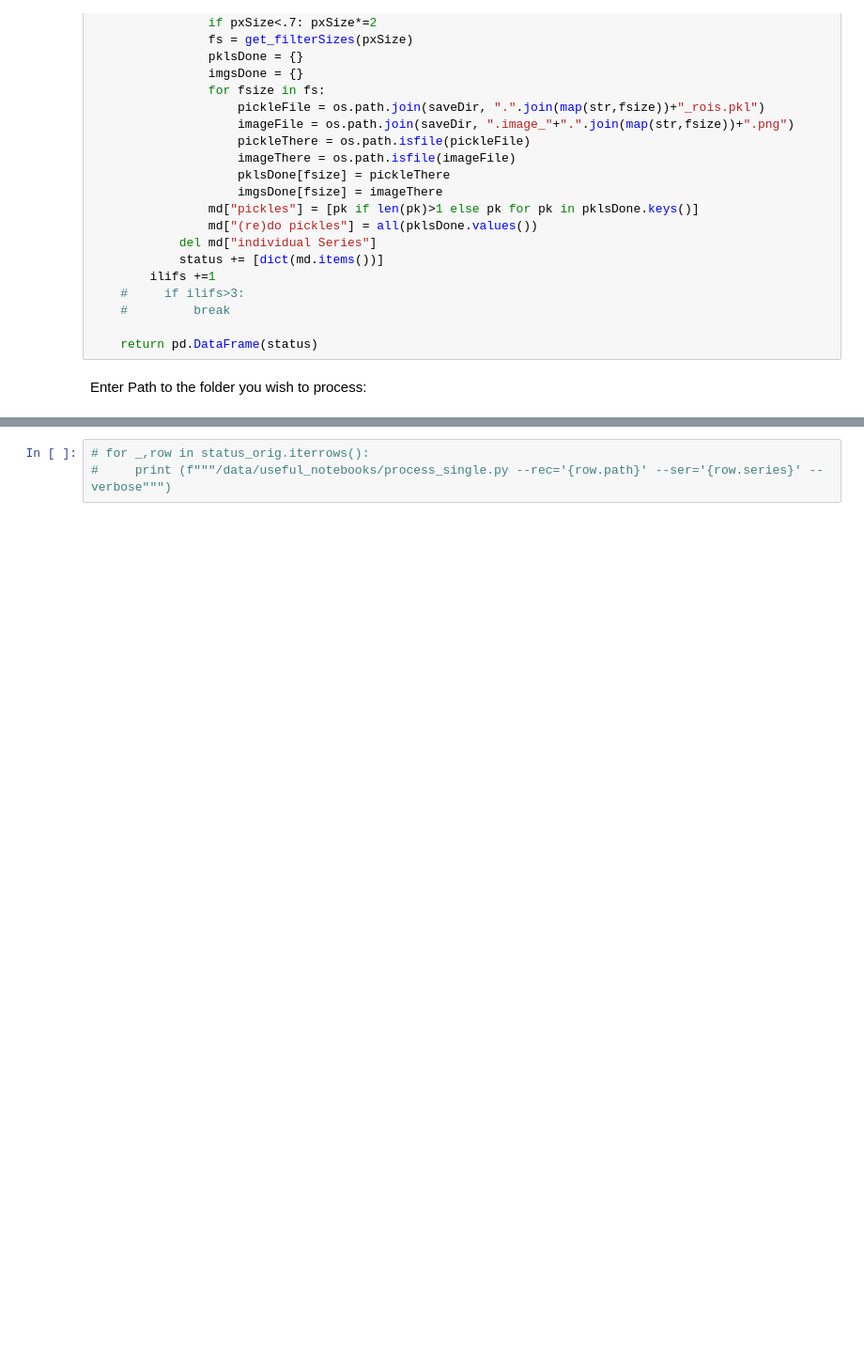
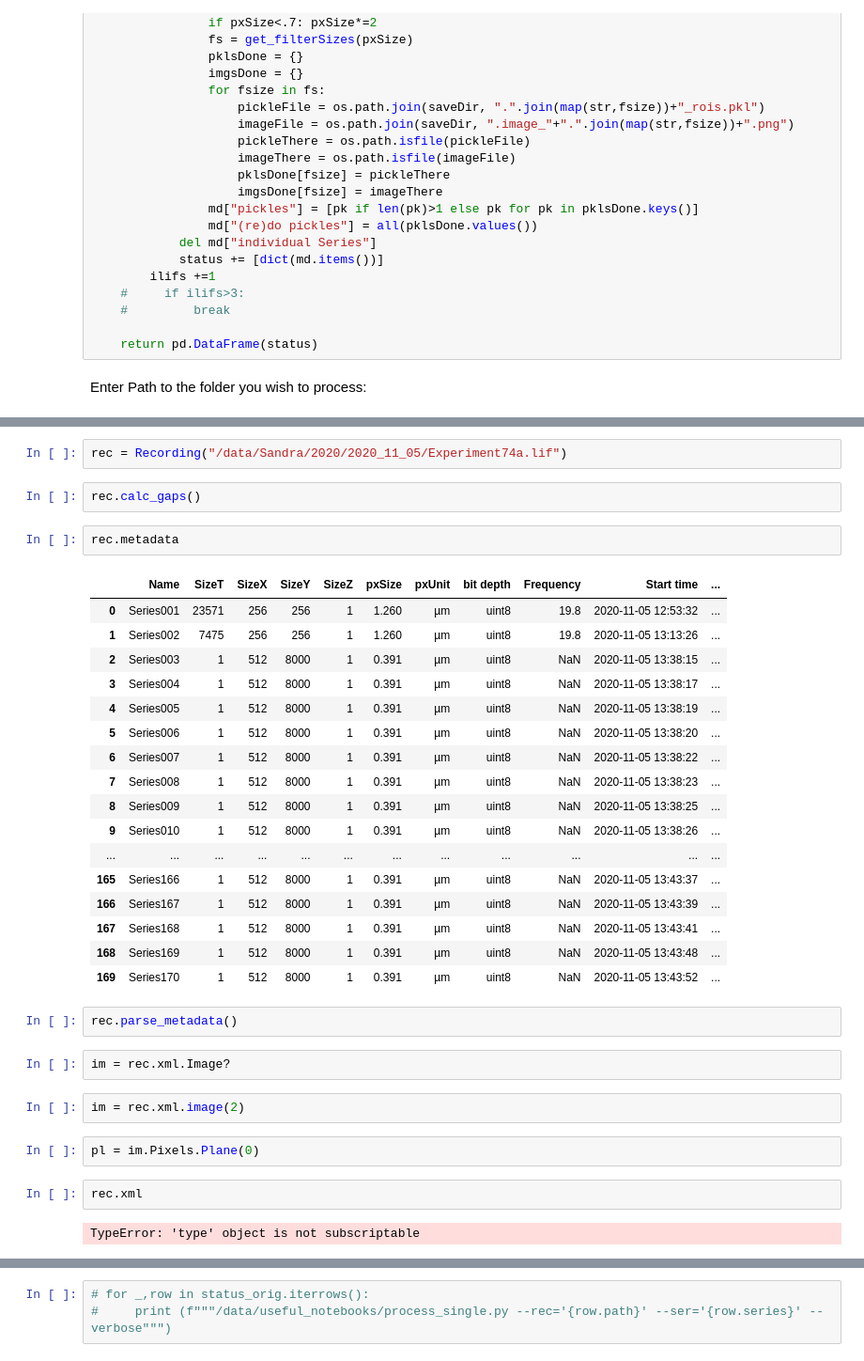
Before and after one commit to szarma/Physio_Ca, a Jupyter notebook: notebooks/series2rois_6.ipynb, the cells around one changed output, grey strips where cells are left out. Shown at 94% size. Cells and saved outputs as stored; diff of their text form; blank space fills up the shorter version.

```diff
--- a/notebooks/series2rois_6.ipynb
+++ b/notebooks/series2rois_6.ipynb
@@ -238,0 +228,36 @@ Recording /data/Sandra/2019/2019_11_12/Experiment41b.lif not yet preprocessed. P
+# %%
+rec = Recording("/data/Sandra/2020/2020_11_05/Experiment74a.lif")
+# %%
+rec.calc_gaps()
+# %%
+rec.metadata
+# %% [output]
+|  | Name | SizeT | SizeX | SizeY | SizeZ | pxSize | pxUnit | bit depth | Frequency | Start time | ... |
+| 0 | Series001 | 23571 | 256 | 256 | 1 | 1.260 | µm | uint8 | 19.8 | 2020-11-05 12:53:32 | ... |
+| 1 | Series002 | 7475 | 256 | 256 | 1 | 1.260 | µm | uint8 | 19.8 | 2020-11-05 13:13:26 | ... |
+| 2 | Series003 | 1 | 512 | 8000 | 1 | 0.391 | µm | uint8 | NaN | 2020-11-05 13:38:15 | ... |
+| 3 | Series004 | 1 | 512 | 8000 | 1 | 0.391 | µm | uint8 | NaN | 2020-11-05 13:38:17 | ... |
+| 4 | Series005 | 1 | 512 | 8000 | 1 | 0.391 | µm | uint8 | NaN | 2020-11-05 13:38:19 | ... |
+| 5 | Series006 | 1 | 512 | 8000 | 1 | 0.391 | µm | uint8 | NaN | 2020-11-05 13:38:20 | ... |
+| 6 | Series007 | 1 | 512 | 8000 | 1 | 0.391 | µm | uint8 | NaN | 2020-11-05 13:38:22 | ... |
+| 7 | Series008 | 1 | 512 | 8000 | 1 | 0.391 | µm | uint8 | NaN | 2020-11-05 13:38:23 | ... |
+| 8 | Series009 | 1 | 512 | 8000 | 1 | 0.391 | µm | uint8 | NaN | 2020-11-05 13:38:25 | ... |
+| 9 | Series010 | 1 | 512 | 8000 | 1 | 0.391 | µm | uint8 | NaN | 2020-11-05 13:38:26 | ... |
+| ... | ... | ... | ... | ... | ... | ... | ... | ... | ... | ... | ... |
+| 165 | Series166 | 1 | 512 | 8000 | 1 | 0.391 | µm | uint8 | NaN | 2020-11-05 13:43:37 | ... |
+| 166 | Series167 | 1 | 512 | 8000 | 1 | 0.391 | µm | uint8 | NaN | 2020-11-05 13:43:39 | ... |
+| 167 | Series168 | 1 | 512 | 8000 | 1 | 0.391 | µm | uint8 | NaN | 2020-11-05 13:43:41 | ... |
+| 168 | Series169 | 1 | 512 | 8000 | 1 | 0.391 | µm | uint8 | NaN | 2020-11-05 13:43:48 | ... |
+| 169 | Series170 | 1 | 512 | 8000 | 1 | 0.391 | µm | uint8 | NaN | 2020-11-05 13:43:52 | ... |
+# %%
+rec.parse_metadata()
+# %%
+im = rec.xml.Image?
+# %%
+im = rec.xml.image(2)
+# %%
+pl = im.Pixels.Plane(0)
+# %%
+rec.xml
+# %% [output]
+TypeError: 'type' object is not subscriptable
```
Also changed, not shown: parts of 10 cells of this notebook, 3 other files.
